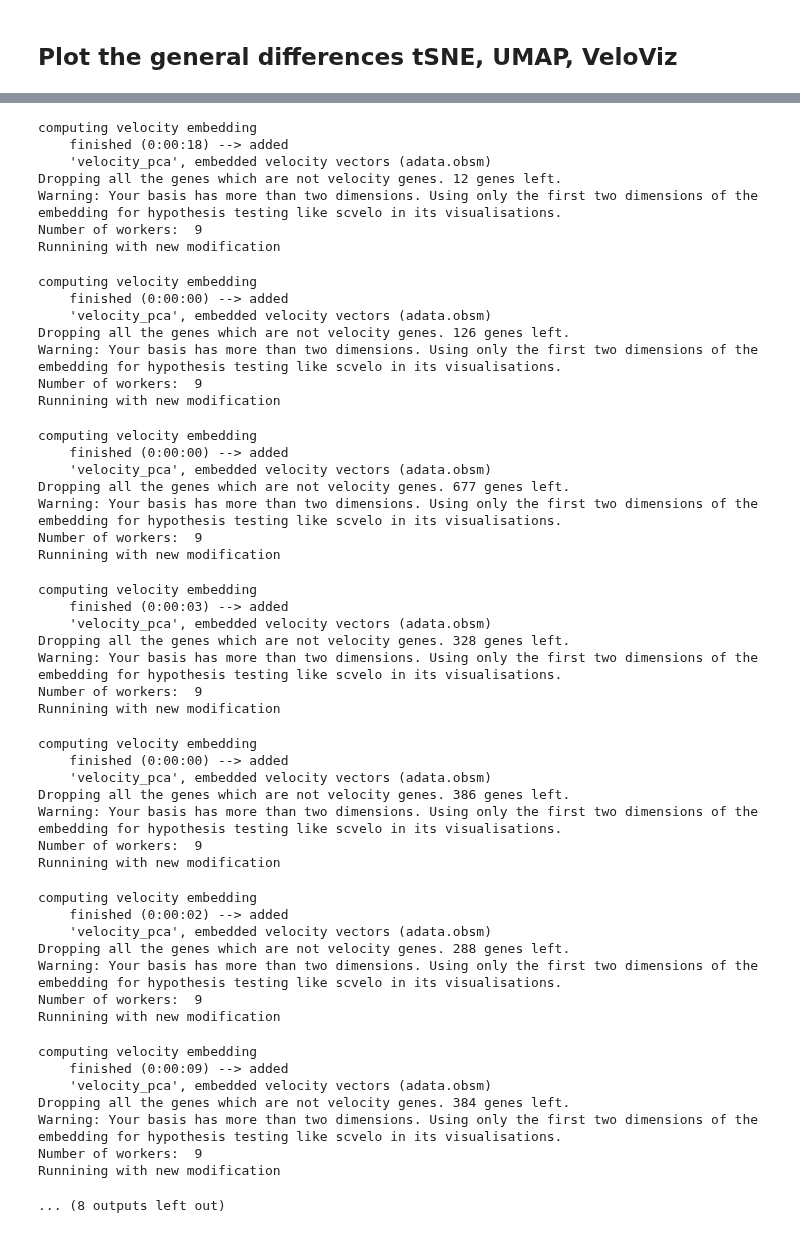
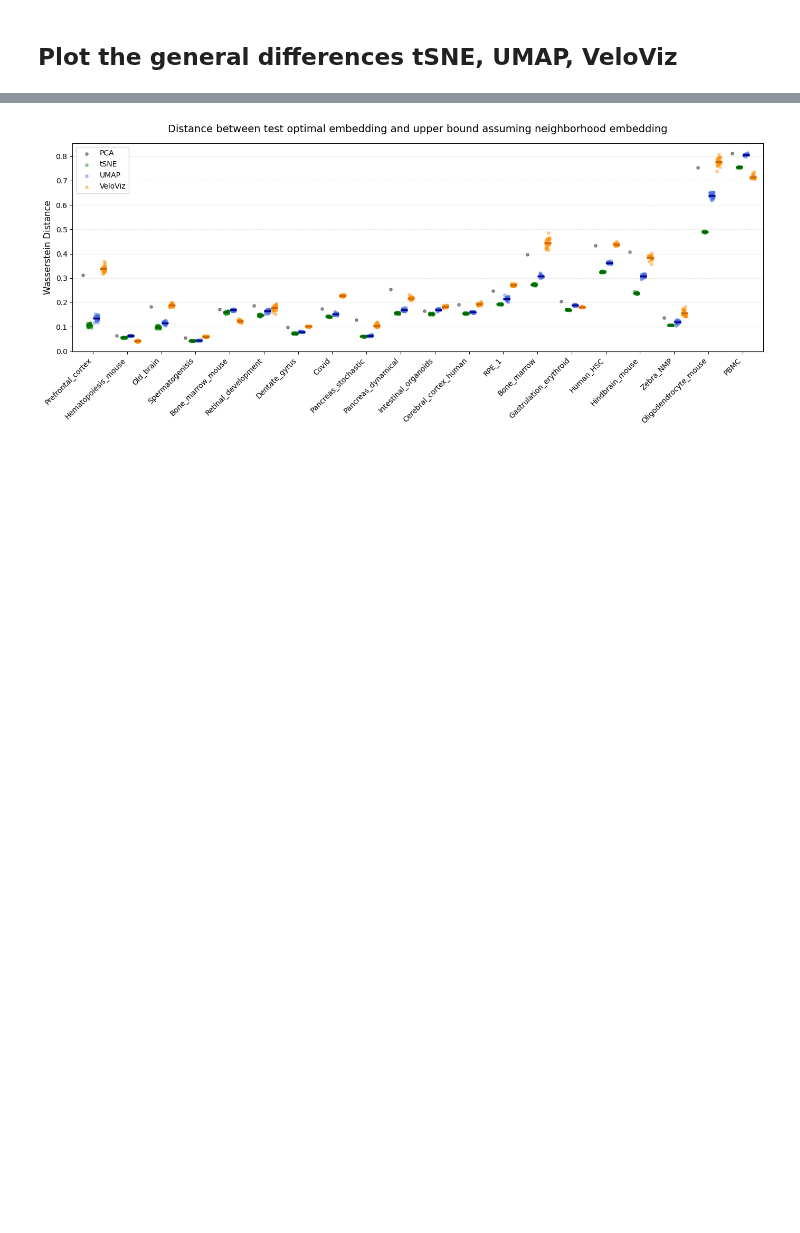
Before and after one commit to Johanna-Engeln/masterthesis_velocity, a Jupyter notebook: script/0529_plotsEmbeddingDistance.ipynb, the cells around one changed output, grey strips where cells are left out. Saved outputs shown, nothing was run; the diff lists cells and outputs as text; code cells hidden in the pictures; blank space fills up the shorter version.

```diff
--- a/script/0529_plotsEmbeddingDistance.ipynb
+++ b/script/0529_plotsEmbeddingDistance.ipynb
@@ -241,28 +163,11 @@ Runnining with new modification
 # %%
-tsne_values = pd.read_csv("/mnt/volume/Johanna_Velotest/results/distances/0504_Was_all_tSNE.csv")
-umap_values = pd.read_csv("/mnt/volume/Johanna_Velotest/results/distances/0427_Was_all_UMAP.csv")
-veloviz_values = pd.read_csv("/mnt/volume/Johanna_Velotest/results/distances/0519_Was_all_Veloviz.csv")
-count_df = pd.DataFrame(list(x.items()), columns=['Dataset', 'CellCount'])
-
 plotset= {}
 
 for name, path in datasets.items():
-    with open(path, "r") as f:
-        config = yaml.safe_load(f)
-
-    adata = sc.read(config['path'])
-    scvelo.tl.velocity_embedding(adata, basis='pca')
-    neighbors = config['number_neighbors_to_sample_from']
-    uncorrected_p_values, h0_rejected, debug_dict = run_hypothesis_test_on(adata, basis='pca', number_neighbors_to_sample_from=neighbors, null_distribution="velocities-explicit", cosine_empty_neighborhood=None, correction="bonferroni", restrict_to_velocity_genes=True, exclusion_degree=10)
-    statistics = debug_dict['statistics']
-    best_value = [statistics.get_max_value(offset=True)[1] for statistics in statistics if statistics is not None]
-    upper = adata.obsm['upper_max_neighbors']
-
-
     plotset[name] = {
-        'pca': stats.wasserstein_distance(best_value, upper),
-        'tsne': tsne_values[name].values,
-        'umap': umap_values[name].values,
+        'pca': pca_values[name].values,
+        'tsne': tsne30_values[name].values,
+        'umap': umap30_values[name].values,
         'veloviz': veloviz_values[name].values
     }
 
@@ -366,50 +236 @@ Runnining with new modification
-computing velocity embedding
-    finished (0:00:18) --> added
-    'velocity_pca', embedded velocity vectors (adata.obsm)
-Dropping all the genes which are not velocity genes. 12 genes left.
-Warning: Your basis has more than two dimensions. Using only the first two dimensions of the embedding for hypothesis testing like scvelo in its visualisations.
-Number of workers:  9
-Runnining with new modification
-computing velocity embedding
-    finished (0:00:00) --> added
-    'velocity_pca', embedded velocity vectors (adata.obsm)
-Dropping all the genes which are not velocity genes. 126 genes left.
-Warning: Your basis has more than two dimensions. Using only the first two dimensions of the embedding for hypothesis testing like scvelo in its visualisations.
-Number of workers:  9
-Runnining with new modification
-computing velocity embedding
-    finished (0:00:00) --> added
-    'velocity_pca', embedded velocity vectors (adata.obsm)
-Dropping all the genes which are not velocity genes. 677 genes left.
-Warning: Your basis has more than two dimensions. Using only the first two dimensions of the embedding for hypothesis testing like scvelo in its visualisations.
-Number of workers:  9
-Runnining with new modification
-computing velocity embedding
-    finished (0:00:03) --> added
-    'velocity_pca', embedded velocity vectors (adata.obsm)
-Dropping all the genes which are not velocity genes. 328 genes left.
-Warning: Your basis has more than two dimensions. Using only the first two dimensions of the embedding for hypothesis testing like scvelo in its visualisations.
-Number of workers:  9
-Runnining with new modification
-computing velocity embedding
-    finished (0:00:00) --> added
-    'velocity_pca', embedded velocity vectors (adata.obsm)
-Dropping all the genes which are not velocity genes. 386 genes left.
-Warning: Your basis has more than two dimensions. Using only the first two dimensions of the embedding for hypothesis testing like scvelo in its visualisations.
-Number of workers:  9
-Runnining with new modification
-computing velocity embedding
-    finished (0:00:02) --> added
-    'velocity_pca', embedded velocity vectors (adata.obsm)
-Dropping all the genes which are not velocity genes. 288 genes left.
-Warning: Your basis has more than two dimensions. Using only the first two dimensions of the embedding for hypothesis testing like scvelo in its visualisations.
-Number of workers:  9
-Runnining with new modification
-computing velocity embedding
-    finished (0:00:09) --> added
-    'velocity_pca', embedded velocity vectors (adata.obsm)
-Dropping all the genes which are not velocity genes. 384 genes left.
-Warning: Your basis has more than two dimensions. Using only the first two dimensions of the embedding for hypothesis testing like scvelo in its visualisations.
-Number of workers:  9
-Runnining with new modification
-... (8 outputs left out)
+[figure, added]
```
Also changed, not shown: parts of 13 cells of this notebook, 2 other files.
